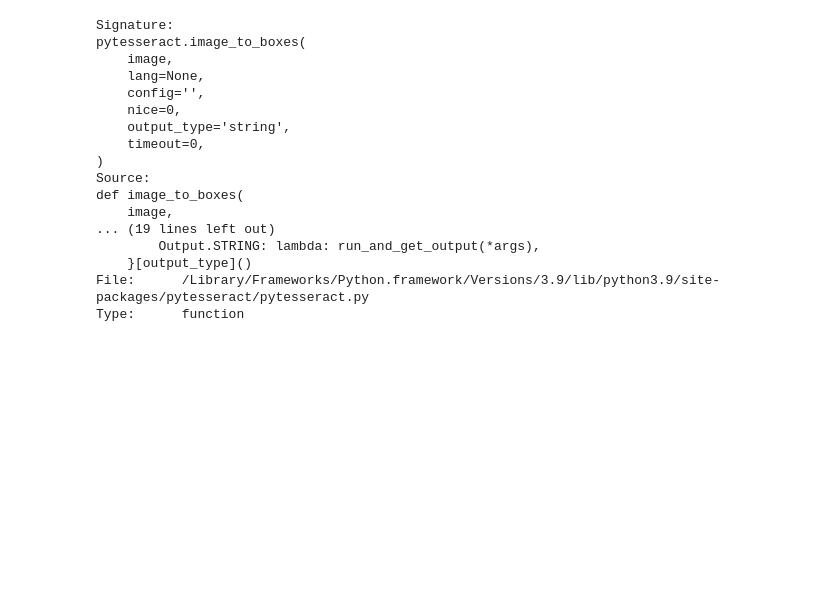
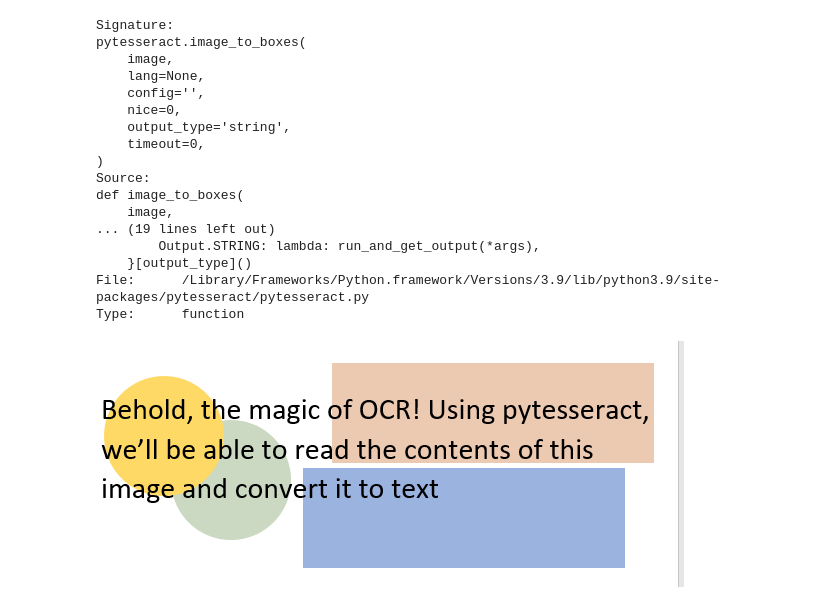
Before and after one commit to DietzscheNostoevsky/Learning-Python, a Jupyter notebook: UoM_Specializations/P3_C5_Python Projectpillow tesseract and opencv/week_2.ipynb, the cells around one changed output. Saved outputs shown, nothing was run; the diff lists cells and outputs as text; code cells hidden in the pictures; blank space fills up the shorter version.

Commit message:
noisy image

```diff
--- a/UoM_Specializations/P3_C5_Python Projectpillow tesseract and opencv/week_2.ipynb
+++ b/UoM_Specializations/P3_C5_Python Projectpillow tesseract and opencv/week_2.ipynb
@@ -149,3 +149,12 @@ Type:      function
 # Tessaract takes in a pillow image as input
 # param image: A PIL Image.Image file or an ndarray of bytes
 # Week 2 module 1 over
+# %%
+# Incrreasing the efficacy of OCR
+
+from PIL import Image
+img = Image.open("Files/home/jovyan/work/readonly/Noisy_OCR.PNG")
+display(img)
+#The image is noisy
+# %% [output]
+[figure, added]
```
Also changed, not shown: parts of 1 cell of this notebook.
